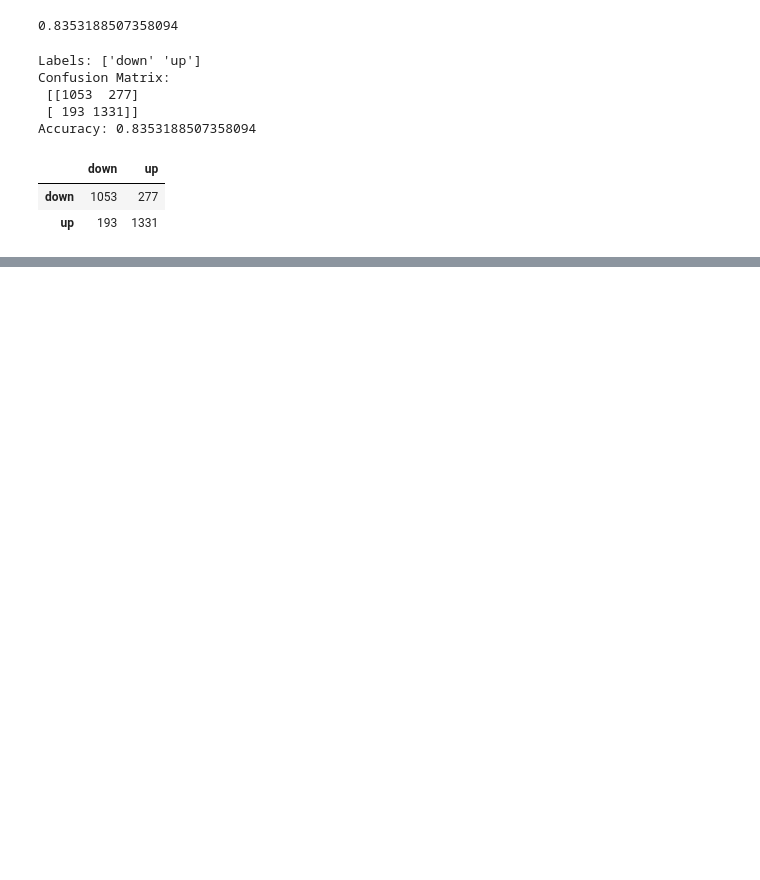
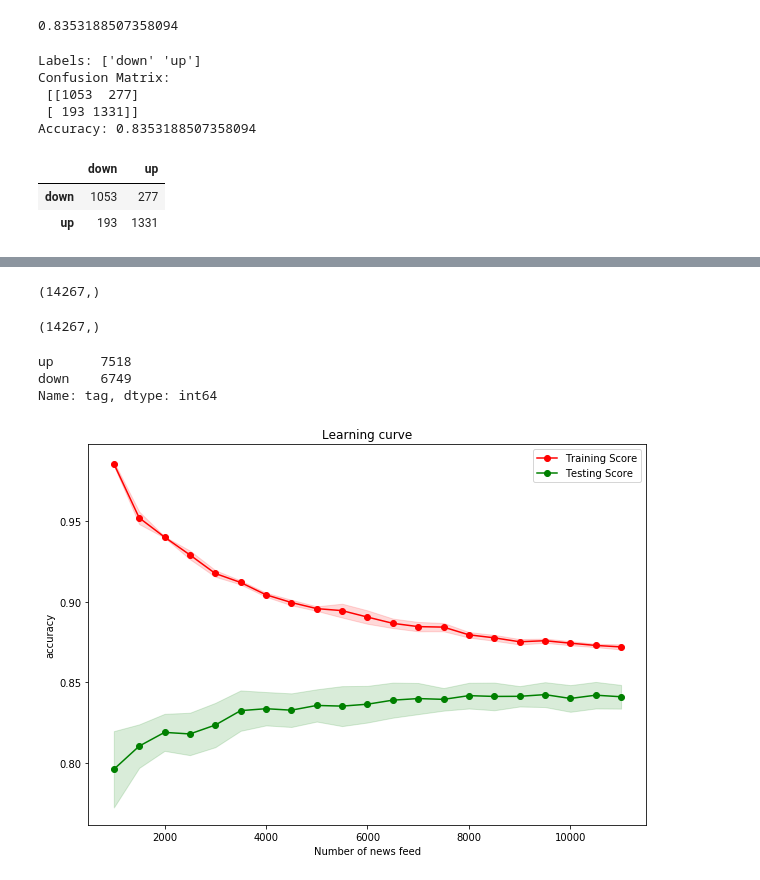
Before and after one commit to scienclick/UdacityCapProject-DataScientist, a Jupyter notebook: Model.ipynb, the cells around one changed output, grey strips where cells are left out. Saved outputs shown, nothing was run; the diff lists cells and outputs as text; code cells hidden in the pictures; blank space fills up the shorter version.

```diff
--- a/Model.ipynb
+++ b/Model.ipynb
@@ -324,5 +377,9 @@ fooldata.head()
 # %%
 def addTag(str):
+    '''
+    function to return up or down based if
+    a string exists in another string
+    '''
     if "Crashing" in str:
         return "down"
     if "Got Whacked" in str:
@@ -638,17 +695,6 @@ def addTag(str):
     elif "Surge" in str:
         return "up"
 
-#     elif "What We Learned" in str:
-#         return "dont"
-    # elif "Strong Buy" in str:
-    #     return "dont"
-    #
-    # elif "What Happened" in str:
-    #     return "dont"
-    # elif "Sharp Reversal Warranted" in str:
-    #     return "dont"
-    # elif "Quadrupled Then Halved" in str:
-    #     return "dont"
 fooldata["tag"]=fooldata["title"].apply(lambda x:addTag(x) )
 fooldata.isnull().sum()
 # %% [output]
@@ -750,19 +794,38 @@ Accuracy: 0.8353188507358094
+# %%
+features.shape
+# %% [output]
+(14267,)
+# %%
+target.shape
+# %% [output]
+(14267,)
+# %%
+target.value_counts()
+# %% [output]
+up      7518
+down    6749
+Name: tag, dtype: int64
 # %%
-from sklearn.model_selection import ShuffleSplit,learning_curve
-cv = ShuffleSplit(features.shape[0], test_size = 0.2, random_state = 0) #this 10
-train_sizes = np.rint(np.linspace(250, features.shape[0]*0.8 - 1, 9)).astype(int)
 train_sizes = [1000,1500,2000,2500,3000,3500,4000, 4500,5000,5500, 6000,6500,7000,7500,8000,8500,9000,9500,10000,10500,11000]
 # %%
-sizes, train_scores, test_scores = learning_curve(model, features, target,cv = 5, train_sizes = train_sizes)
+sizes, train_scores, test_scores = learning_curve(model_pipeline, features, target,cv = 5, train_sizes = train_sizes, scoring="accuracy")
 # %%
-import matplotlib.pyplot as plt
+# ploting
+train_std = np.std(train_scores, axis = 1)
+train_mean = np.mean(train_scores, axis = 1)
+test_std = np.std(test_scores, axis = 1)
+test_mean = np.mean(test_scores, axis = 1)
 
 fig = plt.figure(figsize=(10,7))
-
-ax =plt.axes()
-ax.plot(sizes, train_mean, 'o-', color = 'r', label = 'Training Score')
-ax.plot(sizes, test_mean, 'o-', color = 'g', label = 'Testing Score')
-ax.fill_between(sizes, train_mean - train_std, \
+plt.plot(sizes, train_mean, 'o-', color = 'r', label = 'Training Score')
+plt.plot(sizes, test_mean, 'o-', color = 'g', label = 'Testing Score')
+plt.fill_between(sizes, train_mean - train_std, \
                 train_mean + train_std, alpha = 0.15, color = 'r')
-ax.fill_between(sizes, test_mean - test_std, \
+plt.fill_between(sizes, test_mean - test_std, \
                 test_mean + test_std, alpha = 0.15, color = 'g')
+plt.xlabel("Number of news feed");
+plt.ylabel("accuracy");
+plt.legend();
+plt.title("Learning curve");
+# %% [output]
+[figure, added]
```
Also changed, not shown: parts of 47 cells of this notebook, 11 other files.
